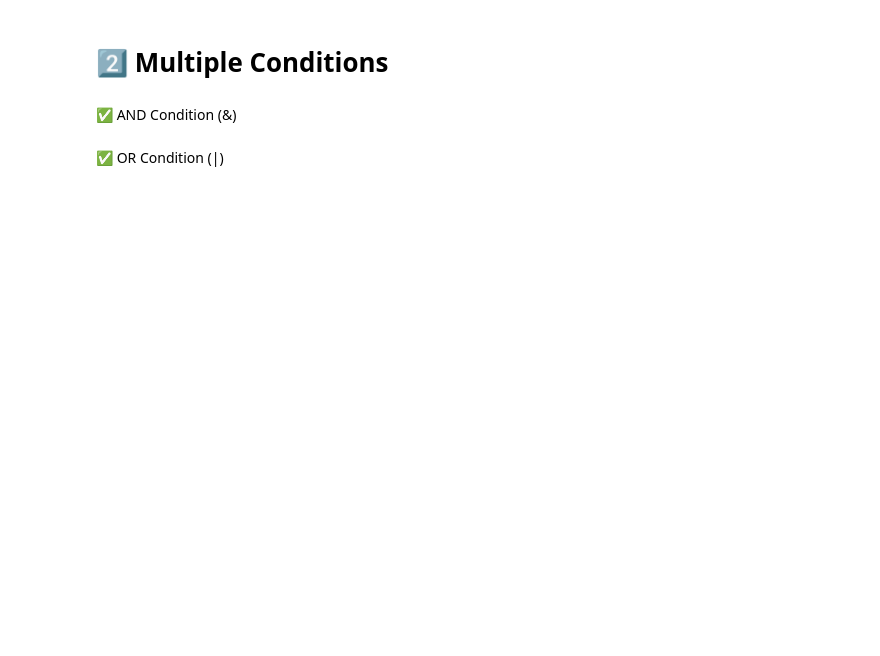
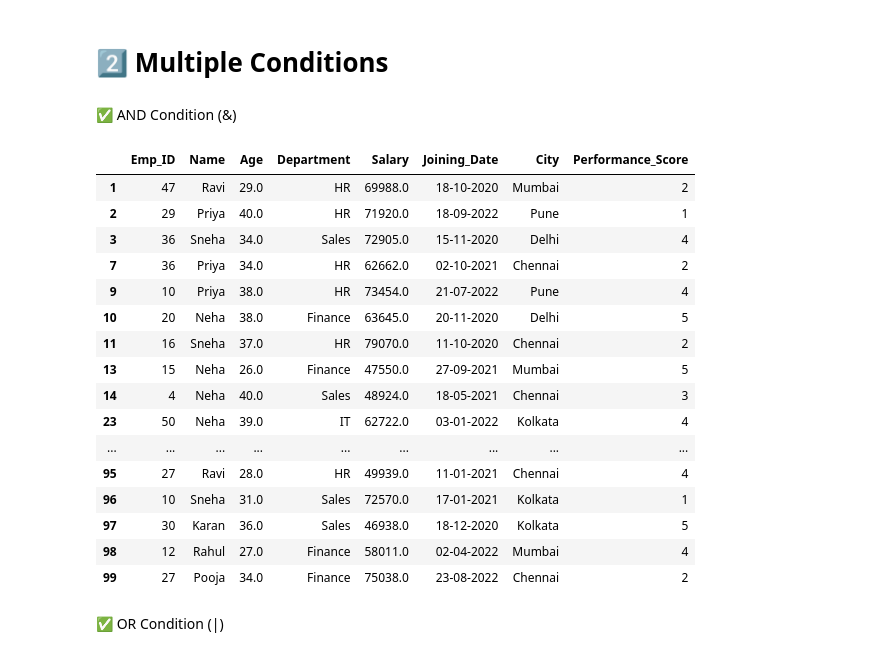
Before and after one commit to Suraj-kumar121K/PANDAS-CURSE, a Jupyter notebook: Practice_pandas/01_pandas.ipynb, the cells around one changed output. Cells and saved outputs as stored; diff of their text form; code cells hidden in the pictures; blank space fills up the shorter version.

```diff
--- a/Practice_pandas/01_pandas.ipynb
+++ b/Practice_pandas/01_pandas.ipynb
@@ -249,5 +358,25 @@ df
 # 2️⃣ Multiple Conditions
 # %% [markdown]
 ✅ AND Condition (&)
+# %%
+df[(df["Age"] > 25) & (df["Salary"] > 40000)]
+# %% [output]
+|  | Emp_ID | Name | Age | Department | Salary | Joining_Date | City | Performance_Score |
+| 1 | 47 | Ravi | 29.0 | HR | 69988.0 | 18-10-2020 | Mumbai | 2 |
+| 2 | 29 | Priya | 40.0 | HR | 71920.0 | 18-09-2022 | Pune | 1 |
+| 3 | 36 | Sneha | 34.0 | Sales | 72905.0 | 15-11-2020 | Delhi | 4 |
+| 7 | 36 | Priya | 34.0 | HR | 62662.0 | 02-10-2021 | Chennai | 2 |
+| 9 | 10 | Priya | 38.0 | HR | 73454.0 | 21-07-2022 | Pune | 4 |
+| 10 | 20 | Neha | 38.0 | Finance | 63645.0 | 20-11-2020 | Delhi | 5 |
+| 11 | 16 | Sneha | 37.0 | HR | 79070.0 | 11-10-2020 | Chennai | 2 |
+| 13 | 15 | Neha | 26.0 | Finance | 47550.0 | 27-09-2021 | Mumbai | 5 |
+| 14 | 4 | Neha | 40.0 | Sales | 48924.0 | 18-05-2021 | Chennai | 3 |
+| 23 | 50 | Neha | 39.0 | IT | 62722.0 | 03-01-2022 | Kolkata | 4 |
+| ... | ... | ... | ... | ... | ... | ... | ... | ... |
+| 95 | 27 | Ravi | 28.0 | HR | 49939.0 | 11-01-2021 | Chennai | 4 |
+| 96 | 10 | Sneha | 31.0 | Sales | 72570.0 | 17-01-2021 | Kolkata | 1 |
+| 97 | 30 | Karan | 36.0 | Sales | 46938.0 | 18-12-2020 | Kolkata | 5 |
+| 98 | 12 | Rahul | 27.0 | Finance | 58011.0 | 02-04-2022 | Mumbai | 4 |
+| 99 | 27 | Pooja | 34.0 | Finance | 75038.0 | 23-08-2022 | Chennai | 2 |
 # %% [markdown]
 ✅ OR Condition (|)
```
Also changed, not shown: parts of 32 cells of this notebook.
